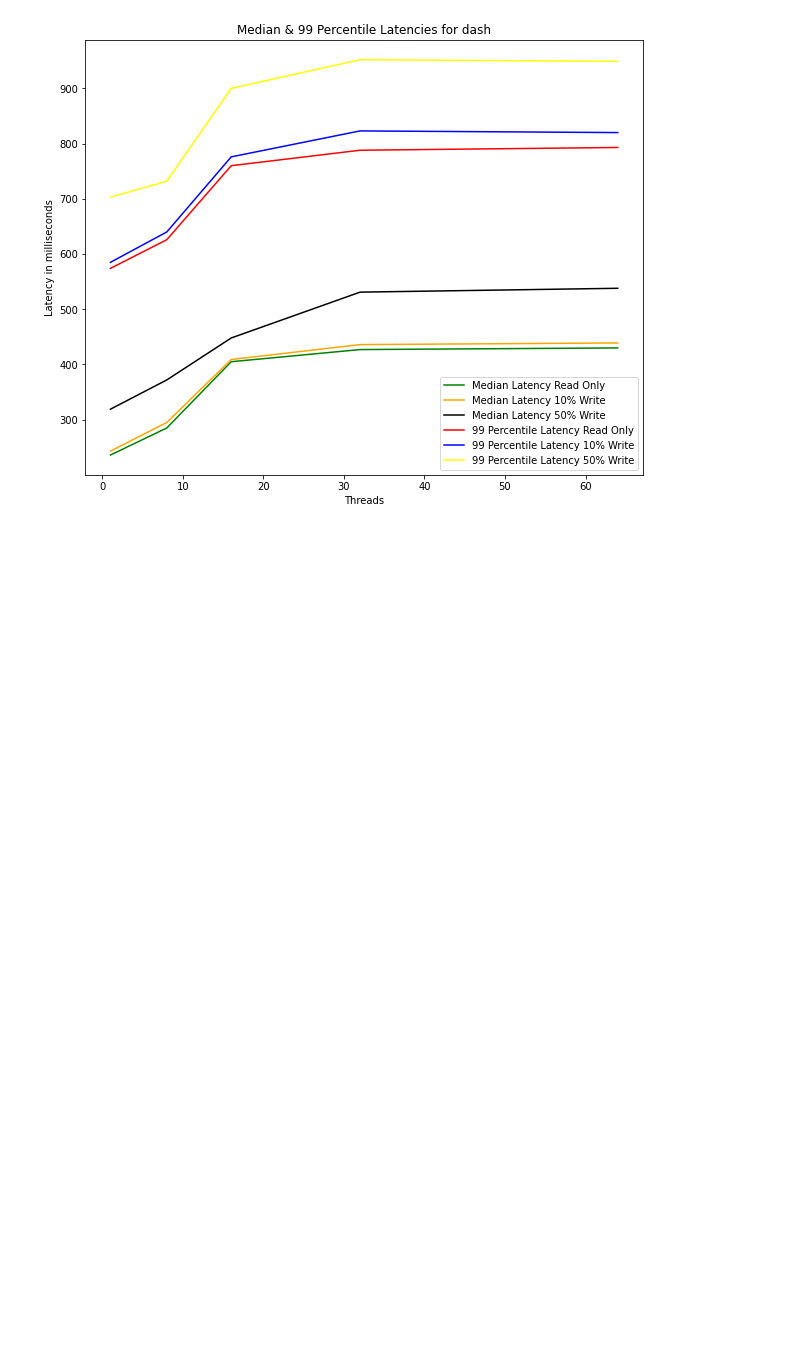
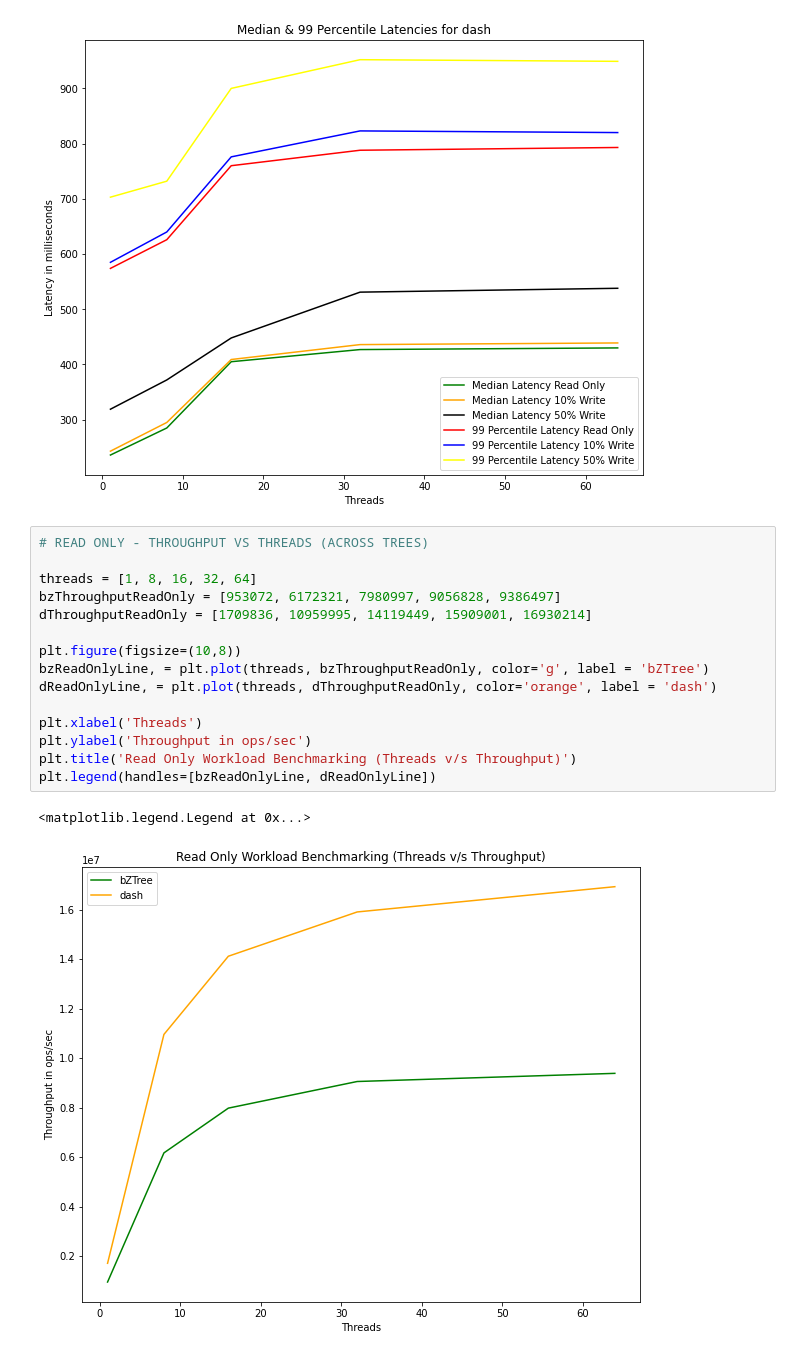
Before and after one commit to nisargshah95/Comparison-of-Indexes-for-PMem, a Jupyter notebook: CS764.ipynb, the cells around one changed output. Drawn from its saved outputs; the diff is of its cells as text; blank space fills up the shorter version.

Commit message:
Added per workload graph

```diff
--- a/CS764.ipynb
+++ b/CS764.ipynb
@@ -84,3 +84,21 @@ plt.legend(handles = [dMedianReadOnlyLine, dMedian10WriteLine, dMedian50WriteLin
 # %% [output]
 <matplotlib.legend.Legend at 0x...>
 [figure]
+# %%
+# READ ONLY - THROUGHPUT VS THREADS (ACROSS TREES)
+
+threads = [1, 8, 16, 32, 64]
+bzThroughputReadOnly = [953072, 6172321, 7980997, 9056828, 9386497]
+dThroughputReadOnly = [1709836, 10959995, 14119449, 15909001, 16930214]
+
+plt.figure(figsize=(10,8))
+bzReadOnlyLine, = plt.plot(threads, bzThroughputReadOnly, color='g', label = 'bZTree')
+dReadOnlyLine, = plt.plot(threads, dThroughputReadOnly, color='orange', label = 'dash')
+
+plt.xlabel('Threads')
+plt.ylabel('Throughput in ops/sec')
+plt.title('Read Only Workload Benchmarking (Threads v/s Throughput)')
+plt.legend(handles=[bzReadOnlyLine, dReadOnlyLine])
+# %% [output]
+<matplotlib.legend.Legend at 0x...>
+[figure, added]
```
Also changed, not shown: parts of 2 cells of this notebook.
